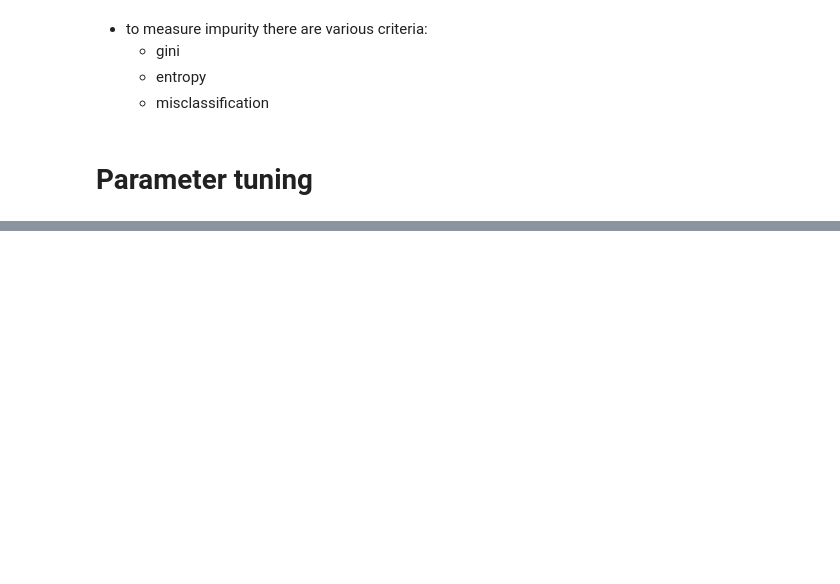
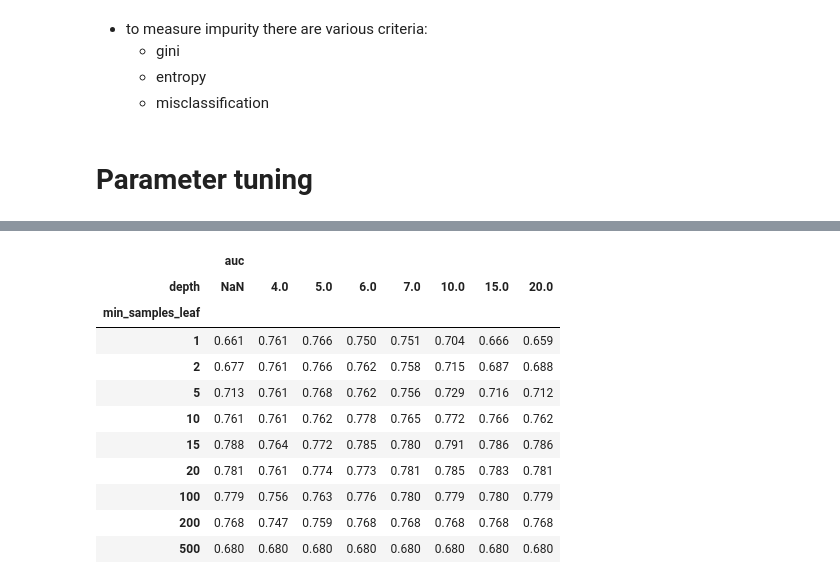
Before and after one commit to SleeplessChallenger/ML_ZoomCamp_code, a Jupyter notebook: 5.DecisionTree_EnsembleLearning/predictions.ipynb, the cells around one changed output, grey strips where cells are left out. Drawn from its saved outputs; the diff is of its cells as text; code cells hidden in the pictures; blank space fills up the shorter version.

```diff
--- a/5.DecisionTree_EnsembleLearning/predictions.ipynb
+++ b/5.DecisionTree_EnsembleLearning/predictions.ipynb
@@ -429,0 +487,15 @@ The most common stopping criteria are:
+# %%
+df_pivot.round(3)
+# %% [output]
+|  | auc |  |  |  |  |  |  |  |
+| depth | NaN | 4.0 | 5.0 | 6.0 | 7.0 | 10.0 | 15.0 | 20.0 |
+| min_samples_leaf |  |  |  |  |  |  |  |  |
+| 1 | 0.661 | 0.761 | 0.766 | 0.750 | 0.751 | 0.704 | 0.666 | 0.659 |
+| 2 | 0.677 | 0.761 | 0.766 | 0.762 | 0.758 | 0.715 | 0.687 | 0.688 |
+| 5 | 0.713 | 0.761 | 0.768 | 0.762 | 0.756 | 0.729 | 0.716 | 0.712 |
+| 10 | 0.761 | 0.761 | 0.762 | 0.778 | 0.765 | 0.772 | 0.766 | 0.762 |
+| 15 | 0.788 | 0.764 | 0.772 | 0.785 | 0.780 | 0.791 | 0.786 | 0.786 |
+| 20 | 0.781 | 0.761 | 0.774 | 0.773 | 0.781 | 0.785 | 0.783 | 0.781 |
+| 100 | 0.779 | 0.756 | 0.763 | 0.776 | 0.780 | 0.779 | 0.780 | 0.779 |
+| 200 | 0.768 | 0.747 | 0.759 | 0.768 | 0.768 | 0.768 | 0.768 | 0.768 |
+| 500 | 0.680 | 0.680 | 0.680 | 0.680 | 0.680 | 0.680 | 0.680 | 0.680 |
```
Also changed, not shown: parts of 13 cells of this notebook.
